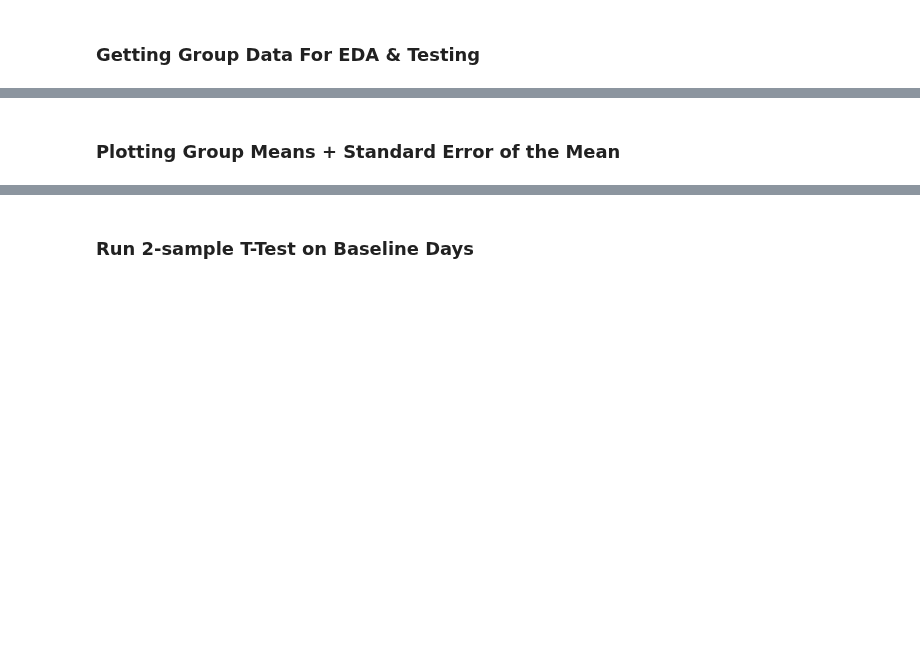
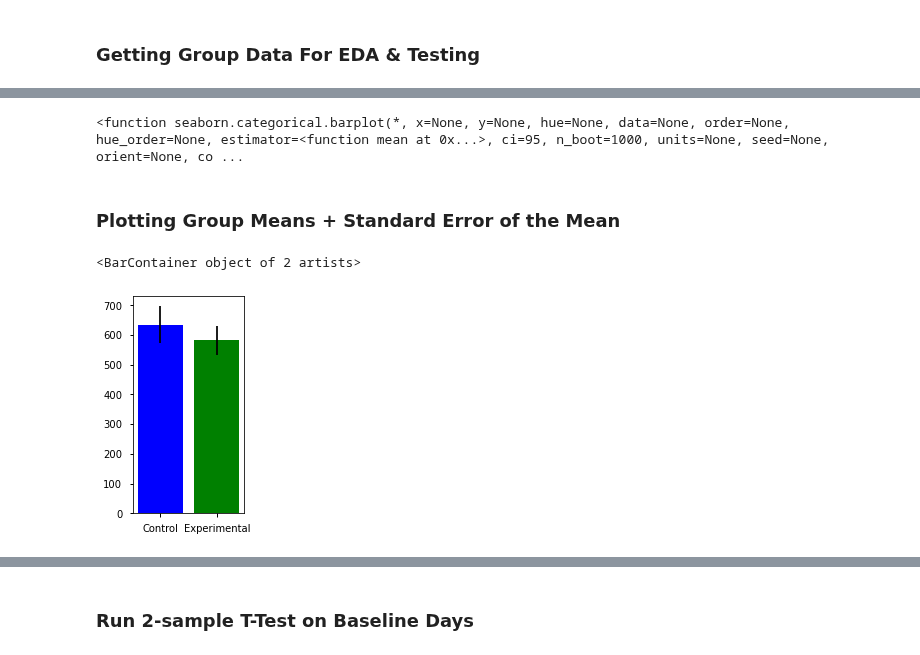
Before and after one commit to flatiron-school/Online-DS-FT-022221-Cohort-Notes, a Jupyter notebook: Phase_2/topic_15_ANOVA/topic_15_ANOVA_with_neuro_data-SG.ipynb, the cells around one changed output, grey strips where cells are left out. Saved outputs shown, nothing was run; the diff lists cells and outputs as text; code cells hidden in the pictures; blank space fills up the shorter version.

```diff
--- a/Phase_2/topic_15_ANOVA/topic_15_ANOVA_with_neuro_data-SG.ipynb
+++ b/Phase_2/topic_15_ANOVA/topic_15_ANOVA_with_neuro_data-SG.ipynb
@@ -187,2 +291,5 @@ col_dict = {}
 # %%
 ## Loop through col_dict and calcualte the means for each phase for each mouse
+for phase, cols in col_dict.items():
+    df_means[phase] = df[col_dict[phase]].mean(axis=1)
+df_means
@@ -190,5 +316,6 @@ col_dict = {}
 ### Getting Group Data For EDA & Testing
 # %%
 ## Use groupby.groups
-grps = None
+
+grps = df_means.groupby('Group').groups
 grps
@@ -195,11 +324,12 @@ grps
 # %%
 ## Make an empty data dict
-
+data = {}
 
 ## For each group and its row numbers
-
+for grp,row_nums in grps.items():
 
     ## Save the group df as grp name
-
+    data[grp ] = df_means.loc[row_nums]
 
     # Display data
+    display(data[grp].head().style.set_caption(grp))
@@ -206,18 +353,28 @@ grps
+# %%
+sns.barplot
+# %% [output]
+<function seaborn.categorical.barplot(*, x=None, y=None, hue=None, data=None, order=None, hue_order=None, estimator=<function mean at 0x...>, ci=95, n_boot=1000, units=None, seed=None, orient=None, co ...
 # %% [markdown]
 ### Plotting Group Means + Standard Error of the Mean
 # %%
 from scipy.stats import sem
 
 ## Select a phase to visualize
-
+phase = 'BL'
 ## Create lists for saving x,y, and yerr
-
+x = []
+y = []
+y_err = []
 
 # For each group
+for group_name in data:
 
     ## grab the correct phasen col from group data
-
+    grp_data = data[group_name][phase]
 
     ## Save x,y
+    x.append(group_name)
+    y.append(grp_data.mean())
 
     ## Calc and save error
+    y_err.append(sem(grp_data))
@@ -231,0 +381,7 @@ def plot_bars_yerr():
+# %%
+## plot with matplotlib
+fig, ax = plt.subplots(figsize=(2,4))
+ax.bar(x,y,yerr=y_err,color=['b','g'])
+# %% [output]
+<BarContainer object of 2 artists>
+[figure, added]
```
Also changed, not shown: parts of 51 cells of this notebook, 1 other file.
